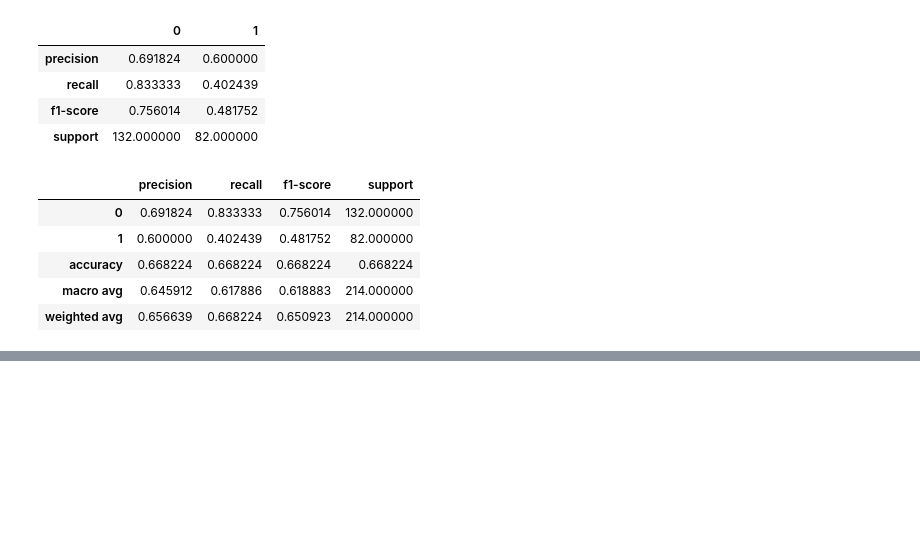
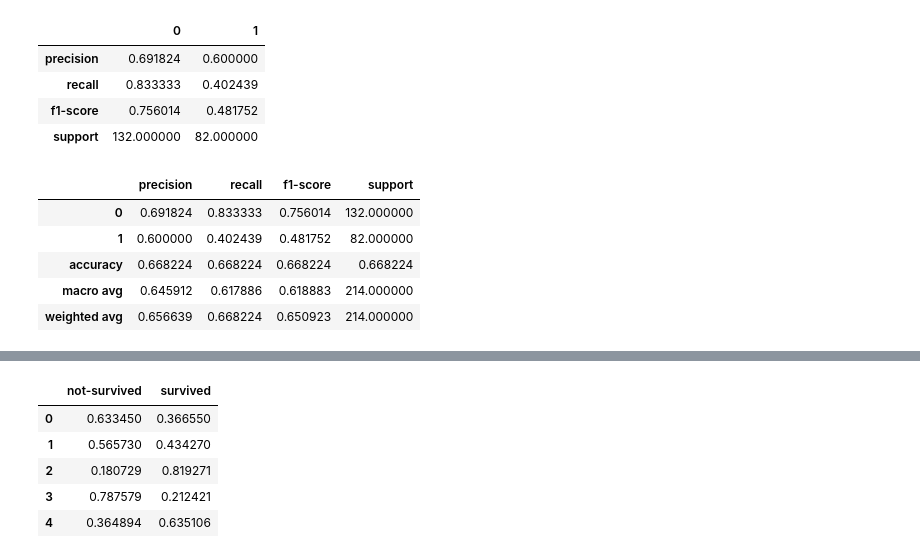
Before and after one commit to o0amandagomez0o/classification-exercises, a Jupyter notebook: model.ipynb, the cells around one changed output, grey strips where cells are left out. Saved outputs shown, nothing was run; the diff lists cells and outputs as text; code cells hidden in the pictures; blank space fills up the shorter version.

```diff
--- a/model.ipynb
+++ b/model.ipynb
@@ -1390,0 +1570,14 @@ display(e, f)
+# %%
+# View raw probabilities (output from the model)
+
+
+y_pred_proba = logit.predict_proba(X_train[['age', 'fare', 'pclass']])
+y_pred_proba = pd.DataFrame(y_pred_proba, columns = ['not-survived', 'survived'])
+y_pred_proba.head()
+# %% [output]
+|  | not-survived | survived |
+| 0 | 0.633450 | 0.366550 |
+| 1 | 0.565730 | 0.434270 |
+| 2 | 0.180729 | 0.819271 |
+| 3 | 0.787579 | 0.212421 |
+| 4 | 0.364894 | 0.635106 |
```
Also changed, not shown: parts of 44 cells of this notebook, 4 other files.
